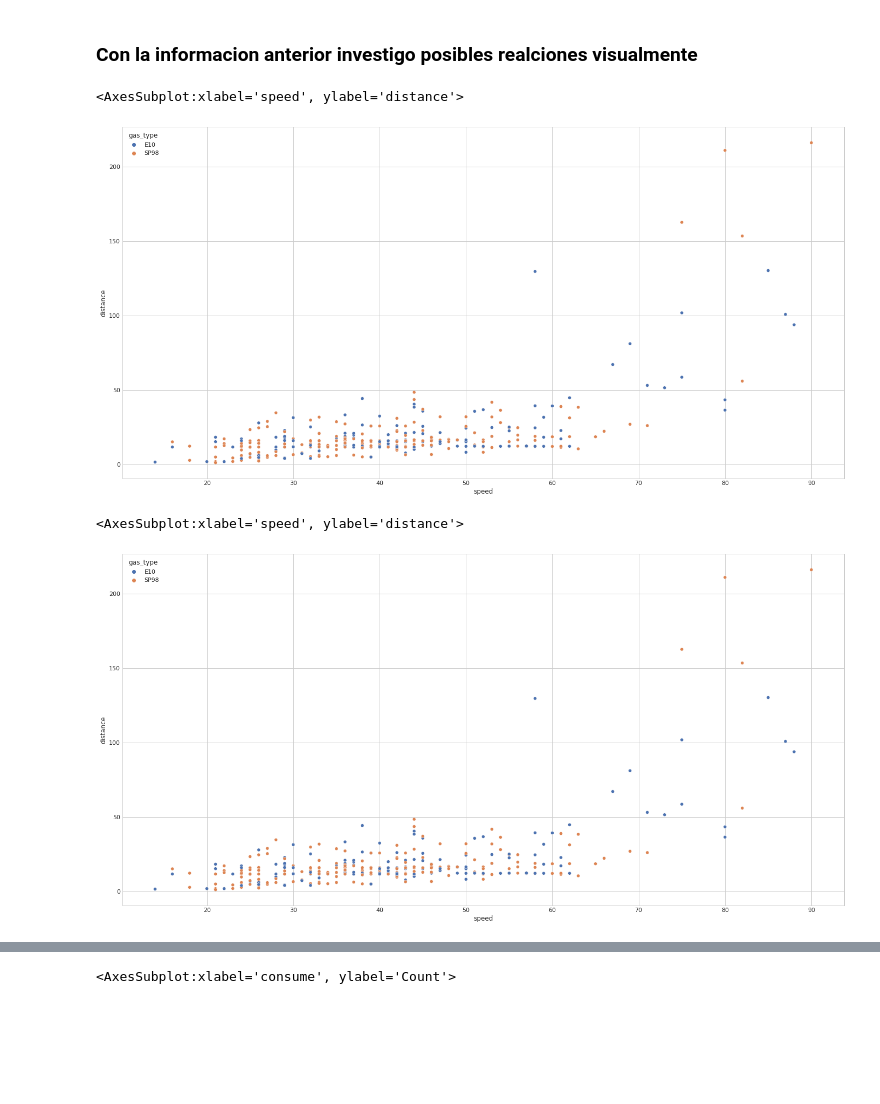
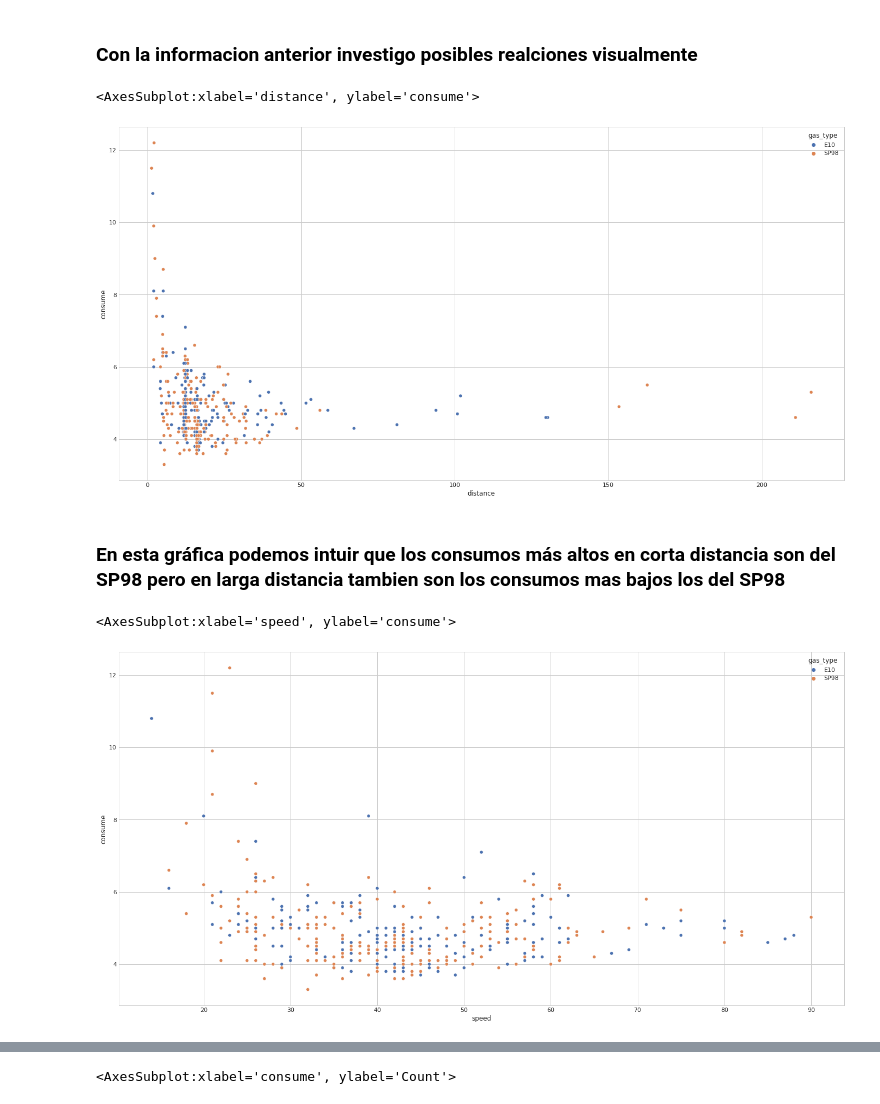
Before and after one commit to VictorRodriguezIronhack/reto_data, a Jupyter notebook: 2-Visualizacion.ipynb, the cells around one changed output, grey strips where cells are left out. Cells and saved outputs as stored; diff of their text form; code cells hidden in the pictures; blank space fills up the shorter version.

```diff
--- a/2-Visualizacion.ipynb
+++ b/2-Visualizacion.ipynb
@@ -83,12 +99,14 @@ sns.heatmap(corr,
 # %% [markdown]
 ### Con la informacion anterior investigo posibles realciones visualmente
 # %%
- sns.scatterplot(x="speed", y="distance", data=df, hue="gas_type")
+ sns.scatterplot(x="distance", y="consume", data=df, hue="gas_type")
 # %% [output]
-<AxesSubplot:xlabel='speed', ylabel='distance'>
+<AxesSubplot:xlabel='distance', ylabel='consume'>
-[figure, old version]
+[figure, new version]
+# %% [markdown]
+### En esta gráfica podemos intuir que los consumos más altos en corta distancia son del SP98 pero en larga distancia tambien son los consumos mas bajos los del SP98
 # %%
-sns.scatterplot(x="speed", y="distance", data=df, hue="gas_type")
+sns.scatterplot(x="speed", y="consume", data=df, hue="gas_type")
 # %% [output]
-<AxesSubplot:xlabel='speed', ylabel='distance'>
+<AxesSubplot:xlabel='speed', ylabel='consume'>
-[figure, old version]
+[figure, new version]
```
Also changed, not shown: parts of 62 cells of this notebook, 5 other files.
